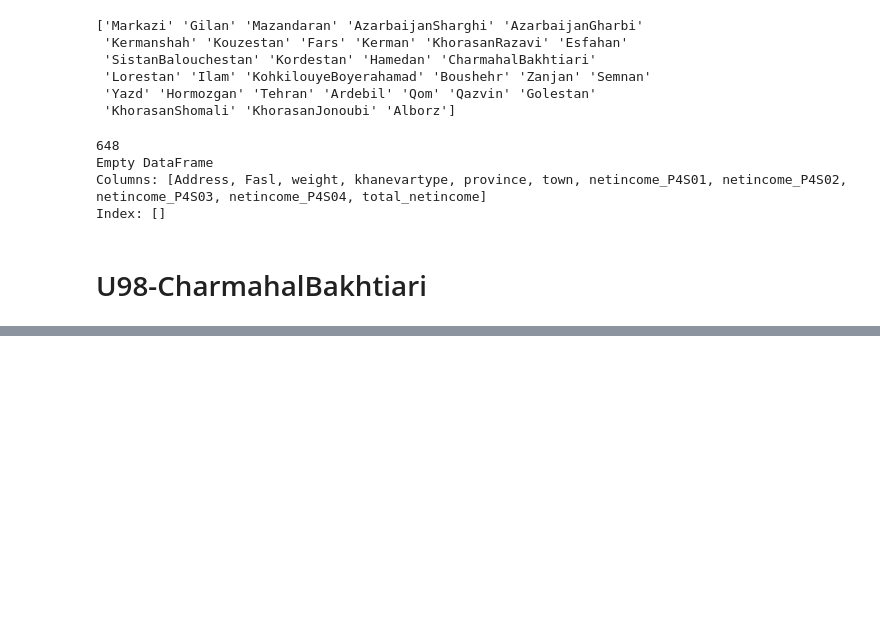
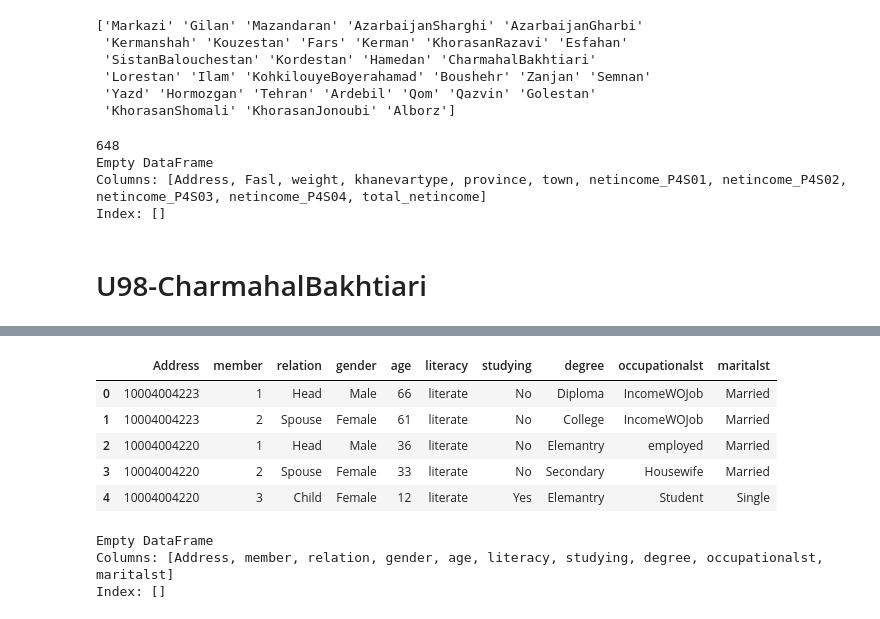
Before and after one commit to AmirmahdiGolahmar/Iranian_HEIS, a Jupyter notebook: data/Preprocessing.ipynb, the cells around one changed output, grey strips where cells are left out. Saved outputs shown, nothing was run; the diff lists cells and outputs as text; code cells hidden in the pictures; blank space fills up the shorter version.

```diff
--- a/data/Preprocessing.ipynb
+++ b/data/Preprocessing.ipynb
@@ -1173,0 +1330,31 @@ urban_chaharmahal_data
+# %%
+test_income_p4s01 = U98_P4S01_mahdi_clean.drop_duplicates(subset=['Address', 'member'])
+test_income_p4s02 = U98_P4S02_mahdi_clean.drop_duplicates(subset=['Address', 'member'])
+test_income_p4s03 = u98_P4S03_mahdi.drop_duplicates(subset=['Address', 'member'])
+test_income_p4s04 =  u98_P4S04_mahdi.drop_duplicates(subset=['Address', 'member'])
+test_p1_social_data = u98['U98P1']
+
+def netincome_p4_s03(income_p4s03):
+    income_p4s03 = income_p4s03[['Address', 'member', 'income_pension', 'income_rent', 'income_interest', 'income_aid', 'income_resale', 'income_transfer']]
+    cols = ['income_pension', 'income_rent', 'income_interest', 'income_aid', 'income_resale', 'income_transfer']
+    income_p4s03[cols] = income_p4s03[cols].apply(pd.to_numeric, errors='coerce').fillna(0)
+    income_p4s03['total_netincome_p4s03'] = income_p4s03[['income_pension', 'income_rent', 'income_interest', 'income_aid', 'income_resale', 'income_transfer']].sum(axis=1)
+    income_p4s03= income_p4s03[['Address', 'member', 'total_netincome_p4s03']]
+    return income_p4s03
+
+def members_netincome_by_education_status(p1_social_data, income_p4s01, income_p4s02, income_p4s03, income_p4s04):
+    p1_social_data = p1_social_data[['Address', 'member', 'degree']]
+    income_p4s01 = income_p4s01[['Address', 'member', 'netincome_w_y']]
+    income_p4s02 = income_p4s02[['Address', 'member', 'income_s_y']]
+    income_p4s03 = netincome_p4_s03(income_p4s03)
+    income_p4s04 = income_p4s04[['Address', 'member', 'subsidy']]
+
+    merged_income = income_p4s01.merge(income_p4s02, on=['Address', 'member'], how='outer', suffixes=('_p4s01', '_p4s02'))
+    merged_income = merged_income.merge(income_p4s03, on=['Address', 'member'], how='outer')
+    merged_income = merged_income.merge(income_p4s04, on=['Address', 'member'], how='outer')
+    merged_income.fillna(0, inplace=True)
+    merged_income['total_income'] = merged_income[['netincome_w_y', 'income_s_y', 'total_netincome_p4s03', 'subsidy']].sum(axis=1)
+
+    members_netincome_by_education = p1_social_data.merge(merged_income, on=['Address', 'member'], how='left')
+
+    return members_netincome_by_education
@@ -1173,0 +1390,16 @@ urban_chaharmahal_data
+# %%
+test_p1_social_data.head()
+# %% [output]
+|  | Address | member | relation | gender | age | literacy | studying | degree | occupationalst | maritalst |
+| 0 | 10004004223 | 1 | Head | Male | 66 | literate | No | Diploma | IncomeWOJob | Married |
+| 1 | 10004004223 | 2 | Spouse | Female | 61 | literate | No | College | IncomeWOJob | Married |
+| 2 | 10004004220 | 1 | Head | Male | 36 | literate | No | Elemantry | employed | Married |
+| 3 | 10004004220 | 2 | Spouse | Female | 33 | literate | No | Secondary | Housewife | Married |
+| 4 | 10004004220 | 3 | Child | Female | 12 | literate | Yes | Elemantry | Student | Single |
+# %%
+duplicates = test_p1_social_data[test_p1_social_data.duplicated(subset=['Address', 'member'], keep=False)]
+print(duplicates)
+# %% [output]
+Empty DataFrame
+Columns: [Address, member, relation, gender, age, literacy, studying, degree, occupationalst, maritalst]
+Index: []
```
Also changed, not shown: parts of 15 cells of this notebook, 1 other file.
